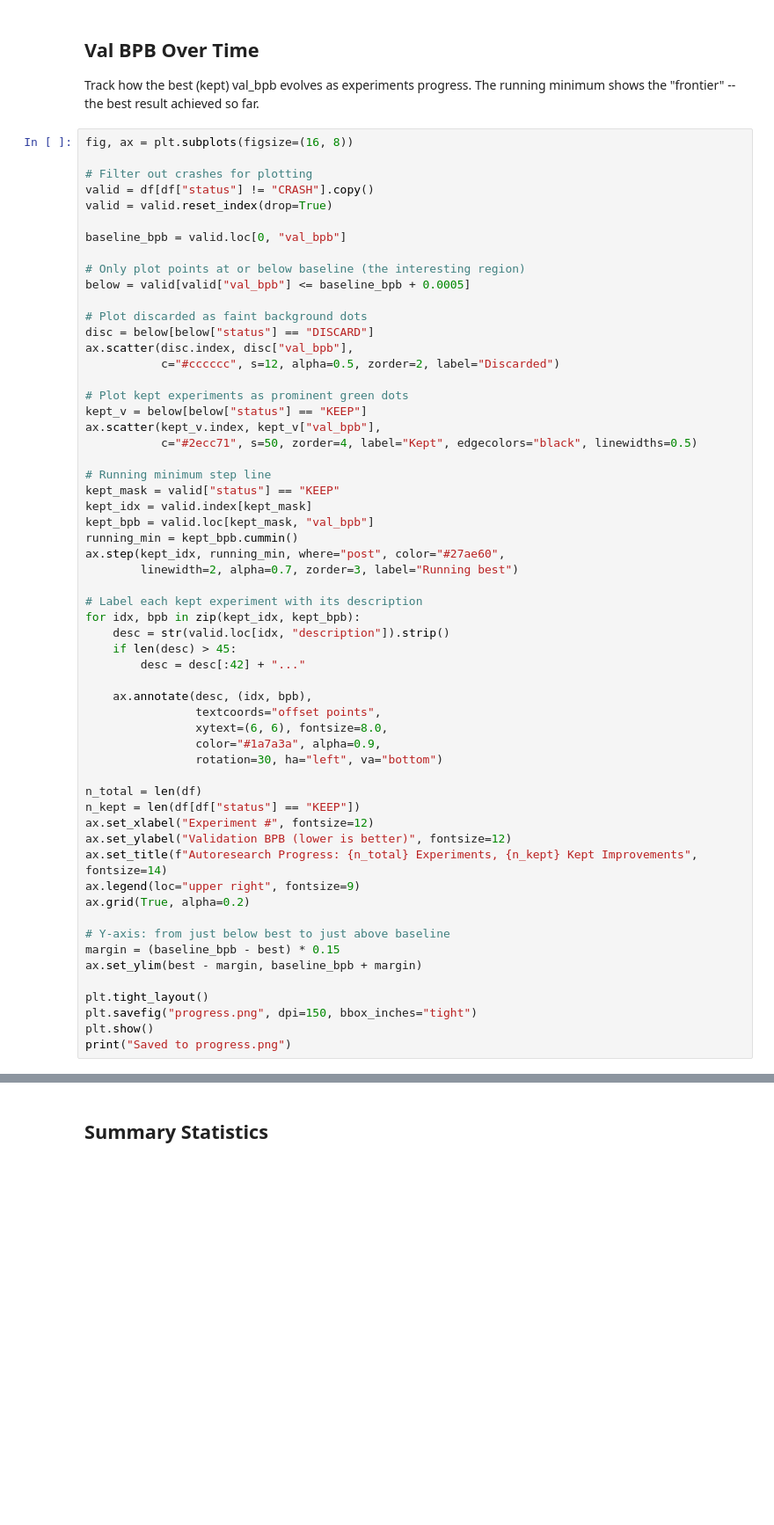
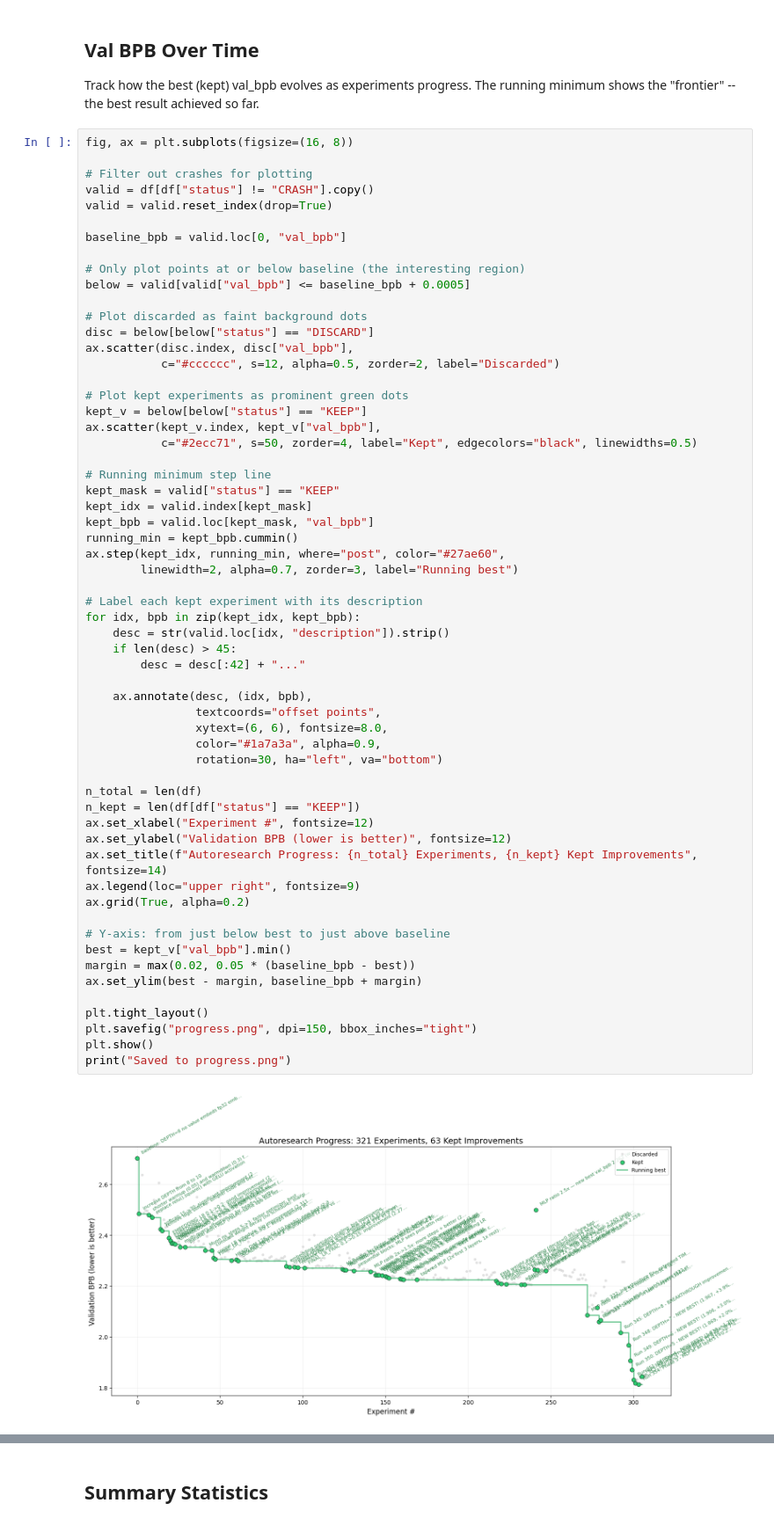
Before and after one commit to rvlambda1-ship-it/autoresearch-revi, a Jupyter notebook: analysis.ipynb, the cells around one changed output, grey strips where cells are left out. Shown at 88% size. Cells and saved outputs as stored; diff of their text form; blank space fills up the shorter version.

Commit message:
Revised graph

```diff
--- a/analysis.ipynb
+++ b/analysis.ipynb
@@ -69,31 +109,34 @@ running_min = kept_bpb.cummin()
 ax.step(kept_idx, running_min, where="post", color="#27ae60",
         linewidth=2, alpha=0.7, zorder=3, label="Running best")
 
 # Label each kept experiment with its description
 for idx, bpb in zip(kept_idx, kept_bpb):
     desc = str(valid.loc[idx, "description"]).strip()
     if len(desc) > 45:
         desc = desc[:42] + "..."
 
     ax.annotate(desc, (idx, bpb),
                 textcoords="offset points",
                 xytext=(6, 6), fontsize=8.0,
                 color="#1a7a3a", alpha=0.9,
                 rotation=30, ha="left", va="bottom")
 
 n_total = len(df)
 n_kept = len(df[df["status"] == "KEEP"])
 ax.set_xlabel("Experiment #", fontsize=12)
 ax.set_ylabel("Validation BPB (lower is better)", fontsize=12)
 ax.set_title(f"Autoresearch Progress: {n_total} Experiments, {n_kept} Kept Improvements", fontsize=14)
 ax.legend(loc="upper right", fontsize=9)
 ax.grid(True, alpha=0.2)
 
 # Y-axis: from just below best to just above baseline
-margin = (baseline_bpb - best) * 0.15
+best = kept_v["val_bpb"].min()
+margin = max(0.02, 0.05 * (baseline_bpb - best))
 ax.set_ylim(best - margin, baseline_bpb + margin)
 
 plt.tight_layout()
 plt.savefig("progress.png", dpi=150, bbox_inches="tight")
 plt.show()
 print("Saved to progress.png")
+# %% [output]
+[figure, added]
```
Also changed, not shown: parts of 4 cells of this notebook, 1 other file.
